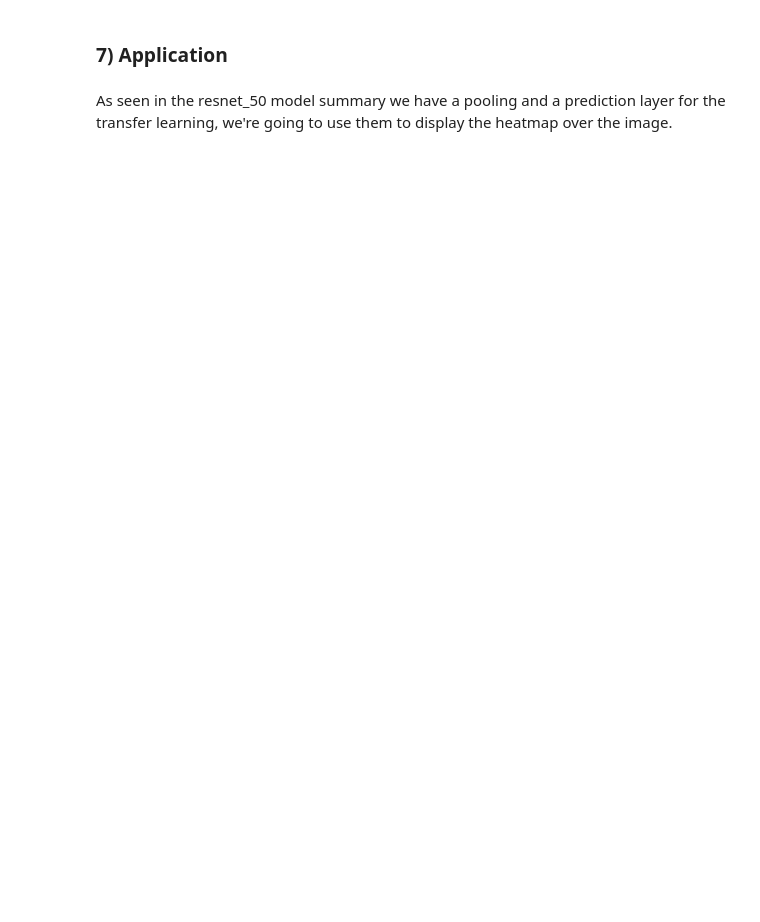
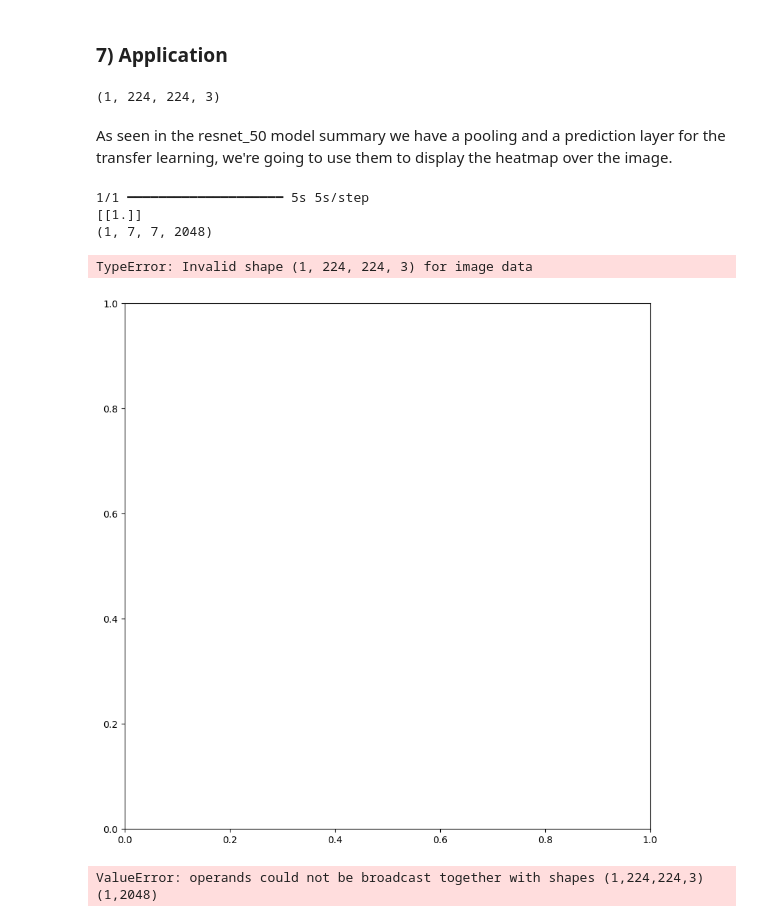
Before and after one commit to BeletAntoine/Machine_Learning, a Jupyter notebook: Projet1/Projet1.ipynb, the cells around one changed output. Cells and saved outputs as stored; diff of their text form; code cells hidden in the pictures; blank space fills up the shorter version.

```diff
--- a/Projet1/Projet1.ipynb
+++ b/Projet1/Projet1.ipynb
@@ -463,7 +451,7 @@ Pre-trained Model
 image_classifier.compile(
     optimizer="adam",
     loss='binary_crossentropy',
-    metrics=[keras.metrics.BinaryAccuracy(name="BinAcc"),
+    metrics=[keras.metrics.BinaryAccuracy(name="acc"),
              keras.metrics.Precision(name="precision"),
              keras.metrics.Recall(name="recall")],
 )
@@ -472,7 +460,7 @@ best_pretrained_model_path = "best_pretrained_model.keras"
 
 image_classifier_callbacks = [
     keras.callbacks.ModelCheckpoint(best_pretrained_model_path, save_best_only=True),
-    keras.callbacks.EarlyStopping(monitor="val_loss", patience=3)
+    keras.callbacks.EarlyStopping(monitor="val_loss", patience=5)
 ]
 # %%
 history_image_classifier = image_classifier.fit(
@@ -551,35 +563,58 @@ random_image_path = select_random_images_from_folder(test_path, 1)[0] # Get the
 
 # Load the image as gray
 img = cv2.imread(random_image_path)
-img_gray = cv2.cvtColor(img, cv2.COLOR_BGR2GRAY)
-img_gray = cv2.resize(img_gray, target_size)
-x = np.expand_dims(img_gray, axis=0)
+img = cv2.resize(img, target_size)
+img = np.expand_dims(img, axis=0)
+print(img.shape)
 
 # CPreprocess it for the model
-X = preprocess_input(x)
+X = preprocess_input(img)
+# %% [output]
+(1, 224, 224, 3)
 # %% [markdown]
 As seen in the resnet_50 model summary we have a pooling and a prediction layer for the transfer learning, we're going to use them to display the heatmap over the image.
 # %%
 from tensorflow.keras.models import Model
 
 # Get the output layers that we want from the model
-conv_output = image_classifier.get_layer("pooler").output
+conv_output = image_classifier.get_layer("res_net_backbone_5").output
 pred_ouptut = image_classifier.get_layer("predictions").output
 
 # Create the same model to have 2 outputs (pooling, predictions) instead of only predictions
-applicated_image_classifier = Model(image_classifier.input, outputs=[conv_output, pred_ouptut])
+applied_image_classifier = Model(image_classifier.input, outputs=[conv_output, pred_ouptut])
 # %%
 # Get the results of the prediction on the picture
-conv, pred = applicated_image_classifier.predict(X)
-decode_predictions(pred)
+conv, pred = applied_image_classifier.predict(X)
+print(pred)
+print(conv.shape)
+# %% [output]
+1/1 ━━━━━━━━━━━━━━━━━━━━ 5s 5s/step
+[[1.]]
+(1, 7, 7, 2048)
+# %%
+from scipy.ndimage import zoom
+
+scale = 224 / 7
+plt.figure(figsize=(10, 10))
+for i in range(1):
+    plt.subplot()
+    plt.imshow(img)
+    plt.imshow(zoom(conv[0, :,:,i], zoom=(scale, scale)), cmap='jet', alpha=0.3)
+# %% [output]
+TypeError: Invalid shape (1, 224, 224, 3) for image data
+[figure, added]
 # %%
-# Display the image, th eheatmat and the superposition of both
+from scipy.ndimage import zoom
 
-list_images = [img_gray, conv[0], img_gray * conv]
+# Display the image, the heatmat and the superposition of both
+list_images = [img, conv[0], img * conv]
 list_images_names = ["Gray picture","Heatmap", "Superposition of both"]
 
 fig, axes = plt.figure(figsize=(16, 16))
 for i in range(3):
     axes[i].imshow(list_images[i])  # Display the i-th image
+    axes[i].imshow(zoom(conv[0, :,:,i], zoom=target_size), cmap='jet', alpha=0.3)
     axes[i].axis('off')  # Hide the axes
     axes[i].set_title(list_images_names[i])  # Optional: Add a title to each image
+# %% [output]
+ValueError: operands could not be broadcast together with shapes (1,224,224,3) (1,2048)
```
Also changed, not shown: parts of 29 cells of this notebook.
